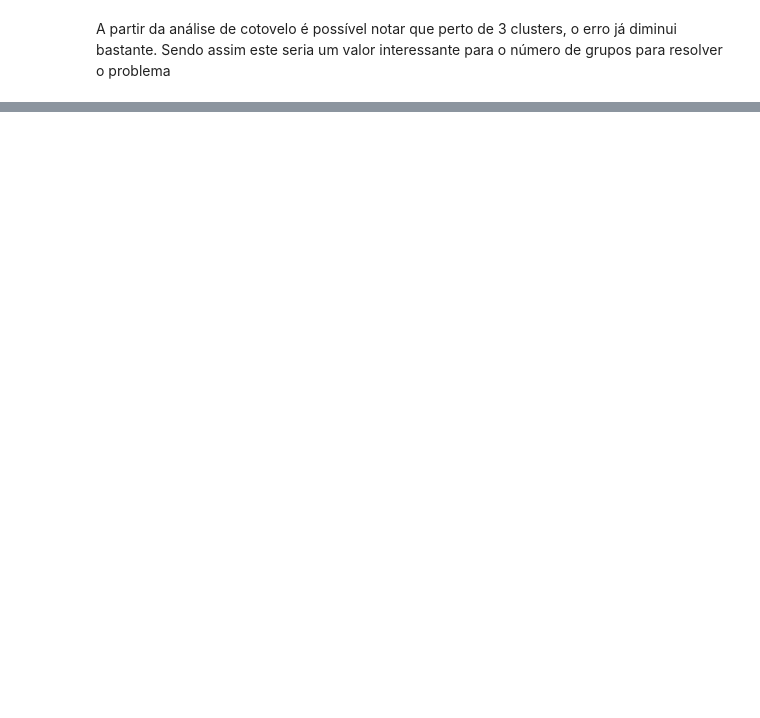
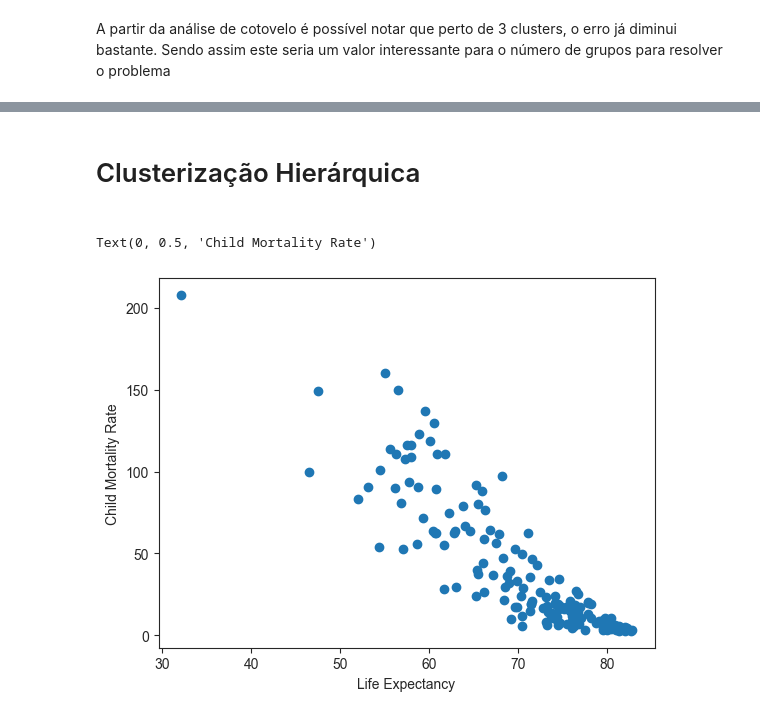
Before and after one commit to GaabrielDiasL/TrabalhoPOS_2, a Jupyter notebook: analise.ipynb, the cells around one changed output, grey strips where cells are left out. Cells and saved outputs as stored; diff of their text form; code cells hidden in the pictures; blank space fills up the shorter version.

```diff
--- a/analise.ipynb
+++ b/analise.ipynb
@@ -142,0 +199,12 @@ Calculando a distância euclidiana entre os países
+# %% [markdown]
+<h1>Clusterização Hierárquica<h1>
+# %%
+## Escolhendo 2 variáveis. life_expec e child_mort
+
+data = country_data[[ 'life_expec', 'child_mort']]
+plt.scatter(data.iloc[:, 0], data.iloc[:, 1])
+plt.xlabel("Life Expectancy")
+plt.ylabel("Child Mortality Rate")
+# %% [output]
+Text(0, 0.5, 'Child Mortality Rate')
+[figure, added]
```
Also changed, not shown: parts of 24 cells of this notebook.
